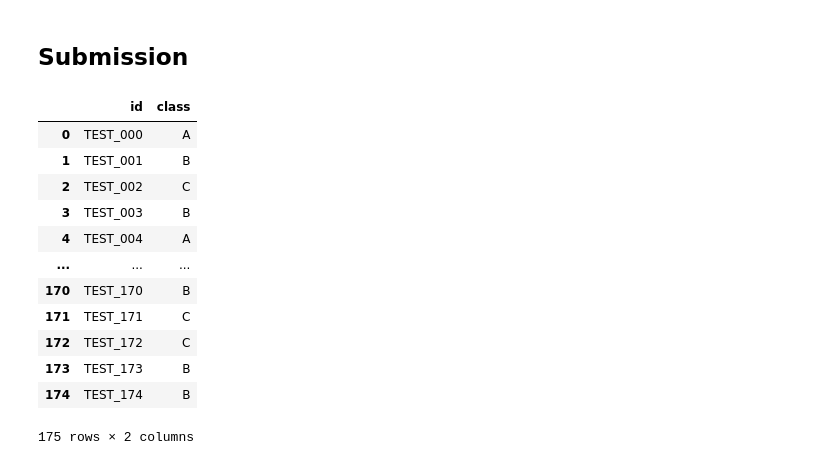
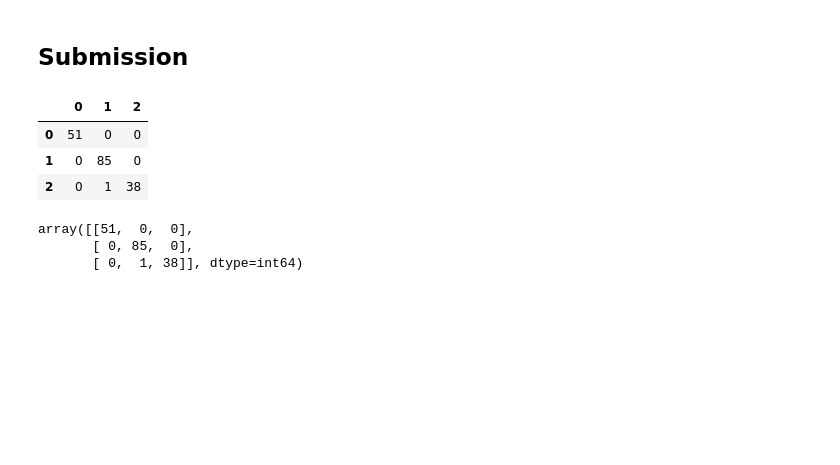
Before and after one commit to Jonghyun-Park1027/Competition, a Jupyter notebook: 유전자분류/[Baseline]_Label-Encoding + Random Forest 활용.ipynb, the cells around one changed output. Cells and saved outputs as stored; diff of their text form; code cells hidden in the pictures; blank space fills up the shorter version.

```diff
--- a/유전자분류/[Baseline]_Label-Encoding + Random Forest 활용.ipynb
+++ b/유전자분류/[Baseline]_Label-Encoding + Random Forest 활용.ipynb
@@ -173,16 +189,23 @@ submit.to_csv('./answer/submit4.csv', index=False)
-# %%
-submit
-# %% [output]
-|  | id | class |
-| 0 | TEST_000 | A |
-| 1 | TEST_001 | B |
-| 2 | TEST_002 | C |
-| 3 | TEST_003 | B |
-| 4 | TEST_004 | A |
-| ... | ... | ... |
-| 170 | TEST_170 | B |
-| 171 | TEST_171 | C |
-| 172 | TEST_172 | C |
-| 173 | TEST_173 | B |
-| 174 | TEST_174 | B |
-175 rows × 2 columns
+# %%
+compare = pd.read_csv('./answer/submit.csv')
+# %%
+from sklearn.metrics import classification_report, confusion_matrix,precision_score, recall_score, f1_score
+import seaborn as sns
+
+cm2 = confusion_matrix(submit['class'],compare['class'])
+cmdf2 = pd.DataFrame(cm2
+                     # , index=['실제값(N)', '실제값(P)']
+                     # , columns=['예측값(N)', '예측값(P)']
+                     )
+cmdf2
+# %% [output]
+|  | 0 | 1 | 2 |
+| 0 | 51 | 0 | 0 |
+| 1 | 0 | 85 | 0 |
+| 2 | 0 | 1 | 38 |
+# %%
+cm2
+# %% [output]
+array([[51,  0,  0],
+       [ 0, 85,  0],
+       [ 0,  1, 38]], dtype=int64)
```
Also changed, not shown: parts of 3 cells of this notebook, 2 other files.
